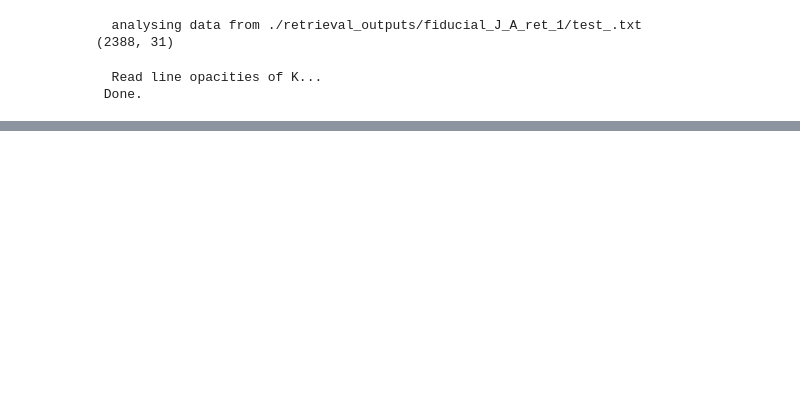
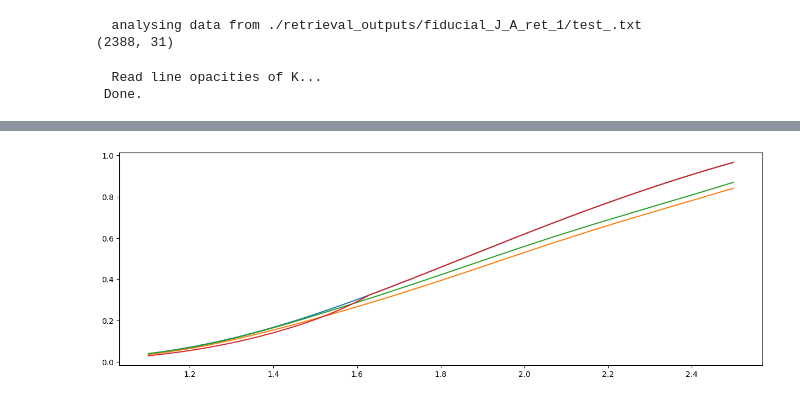
Before and after one commit to samderegt/retrieval_base, a Jupyter notebook: Luhman_16/test.ipynb, the cells around one changed output, grey strips where cells are left out. Drawn from its saved outputs; the diff is of its cells as text; code cells hidden in the pictures; blank space fills up the shorter version.

```diff
--- a/Luhman_16/test.ipynb
+++ b/Luhman_16/test.ipynb
@@ -274,3 +280,64 @@ plt.close()
 # %% [output]
   Read line opacities of K...
  Done.
+# %%
+pRT_atm = Radtrans(
+    line_species=['CO_12_HITEMP'],
+    #continuum_opacities=[],
+    wlen_bords_micron=[1.1,2.5], mode='c-k',
+    )
+pressures = np.logspace(-6, 2, 100)
+pRT_atm.setup_opa_structure(pressures)
+
+mass_fractions = {
+    'H2': 0.75*np.ones_like(pressures),
+    'He': 0.25*np.ones_like(pressures),
+    'CO_12_HITEMP': 0*np.ones_like(pressures),
+
+    'H': 0.001*np.ones_like(pressures),
+    'H-': 5e-10*np.ones_like(pressures),
+    'e-': 2.1e-10*np.ones_like(pressures),
+    }
+
+temperature = np.linspace(1100, 1300, 100)
+MMW = 2.33 * np.ones_like(temperature)
+
+gravity = 10**5
+
+fig, ax = plt.subplots(figsize=(15,5))
+
+pRT_atm.calc_flux(temperature, mass_fractions, gravity, MMW)
+ax.plot(nc.c/pRT_atm.freq/1e-4, pRT_atm.flux/1e-6)
+
+pRT_atm = Radtrans(
+    line_species=['CO_12_HITEMP'],
+    continuum_opacities=['H2-H2'],
+    wlen_bords_micron=[1.1,2.5], mode='c-k',
+    )
+pressures = np.logspace(-6, 2, 100)
+pRT_atm.setup_opa_structure(pressures)
+pRT_atm.calc_flux(temperature, mass_fractions, gravity, MMW)
+ax.plot(nc.c/pRT_atm.freq/1e-4, pRT_atm.flux/1e-6)
+
+pRT_atm = Radtrans(
+    line_species=['CO_12_HITEMP'],
+    continuum_opacities=['H2-He'],
+    wlen_bords_micron=[1.1,2.5], mode='c-k',
+    )
+pressures = np.logspace(-6, 2, 100)
+pRT_atm.setup_opa_structure(pressures)
+pRT_atm.calc_flux(temperature, mass_fractions, gravity, MMW)
+ax.plot(nc.c/pRT_atm.freq/1e-4, pRT_atm.flux/1e-6)
+
+pRT_atm = Radtrans(
+    line_species=['CO_12_HITEMP'],
+    continuum_opacities=['H-'],
+    wlen_bords_micron=[1.1,2.5], mode='c-k',
+    )
+pressures = np.logspace(-6, 2, 100)
+pRT_atm.setup_opa_structure(pressures)
+pRT_atm.calc_flux(temperature, mass_fractions, gravity, MMW)
+ax.plot(nc.c/pRT_atm.freq/1e-4, pRT_atm.flux/1e-6)
+
+plt.show()
+# %% [output]
@@ -276,0 +363 @@ plt.close()
+[figure, added]
```
Also changed, not shown: parts of 11 cells of this notebook, 9 other files.
